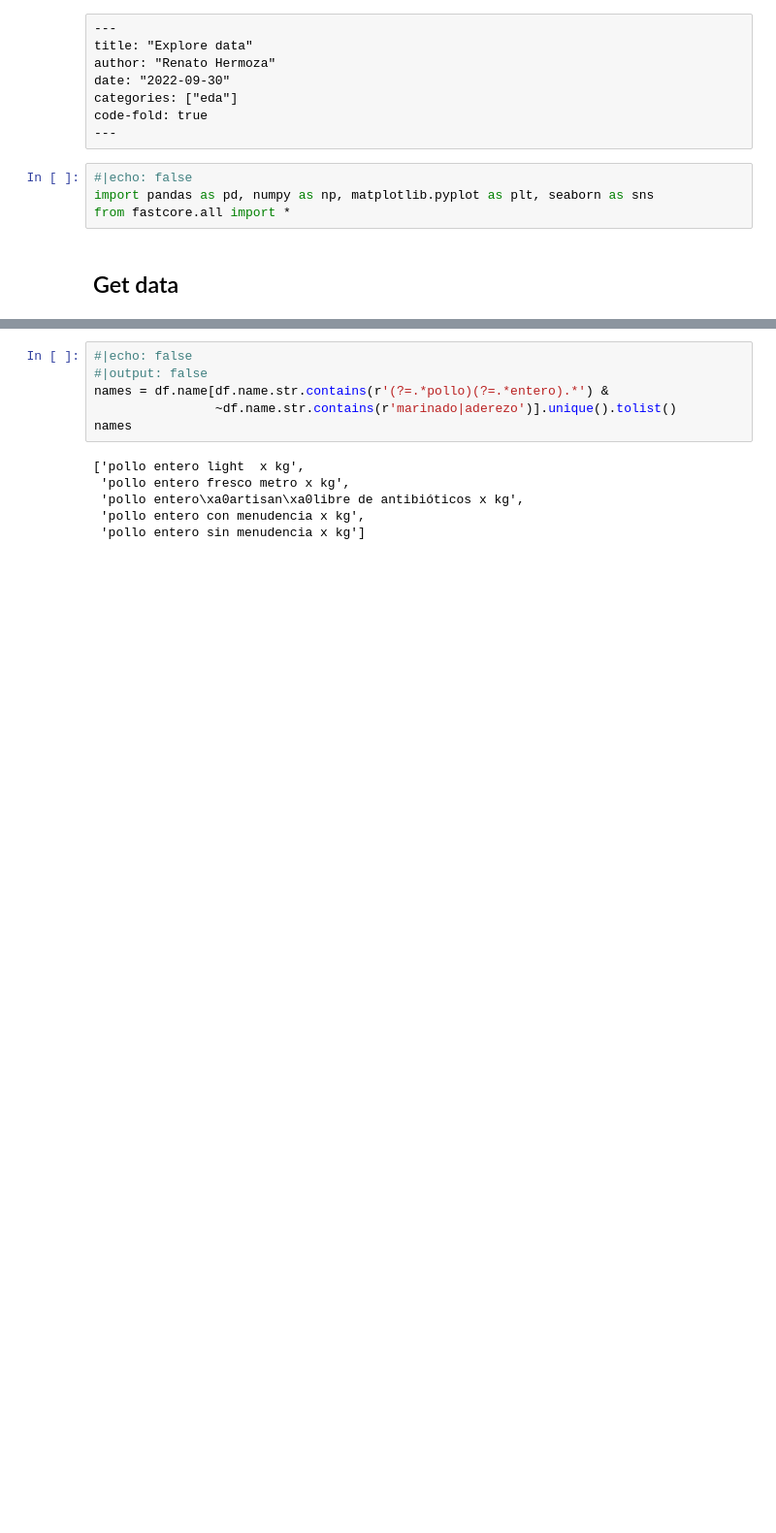
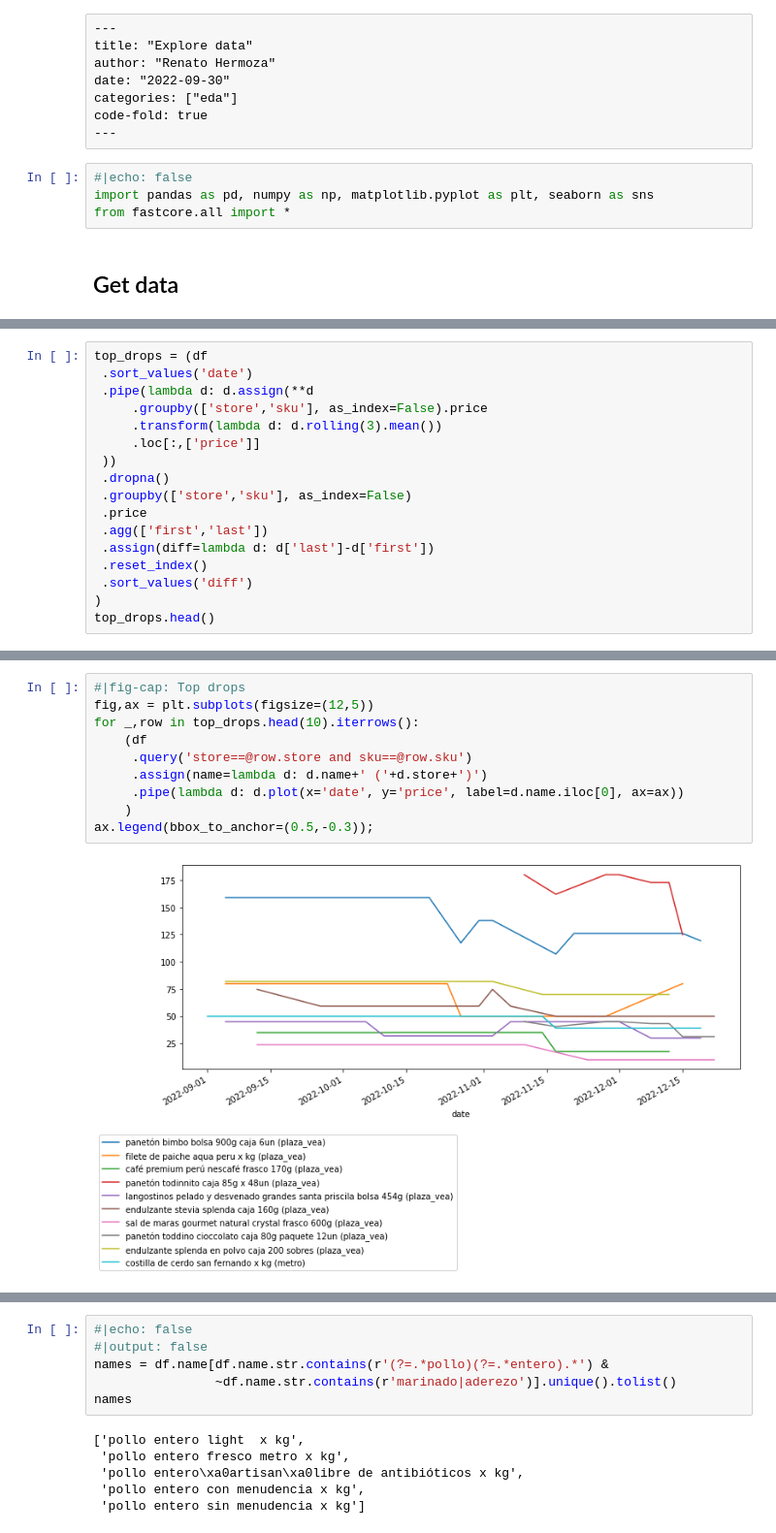
Before and after one commit to renato145/peru-prices, a Jupyter notebook: quarto_site/nbs/30092022_explore-data.ipynb, the cells around one changed output, grey strips where cells are left out. Shown at 97% size. Drawn from its saved outputs; the diff is of its cells as text; blank space fills up the shorter version.

```diff
--- a/quarto_site/nbs/30092022_explore-data.ipynb
+++ b/quarto_site/nbs/30092022_explore-data.ipynb
@@ -36,0 +69,17 @@ df.sample(3)
+# %%
+top_drops = (df
+ .sort_values('date')
+ .pipe(lambda d: d.assign(**d
+     .groupby(['store','sku'], as_index=False).price
+     .transform(lambda d: d.rolling(3).mean())
+     .loc[:,['price']]
+ ))
+ .dropna()
+ .groupby(['store','sku'], as_index=False)
+ .price
+ .agg(['first','last'])
+ .assign(diff=lambda d: d['last']-d['first'])
+ .reset_index()
+ .sort_values('diff')
+)
+top_drops.head()
@@ -36,0 +93,12 @@ df.sample(3)
+# %%
+#|fig-cap: Top drops
+fig,ax = plt.subplots(figsize=(12,5))
+for _,row in top_drops.head(10).iterrows():
+    (df
+     .query('store==@row.store and sku==@row.sku')
+     .assign(name=lambda d: d.name+' ('+d.store+')')
+     .pipe(lambda d: d.plot(x='date', y='price', label=d.name.iloc[0], ax=ax))
+    )
+ax.legend(bbox_to_anchor=(0.5,-0.3));
+# %% [output]
+[figure, added]
```
Also changed, not shown: parts of 11 cells of this notebook.
